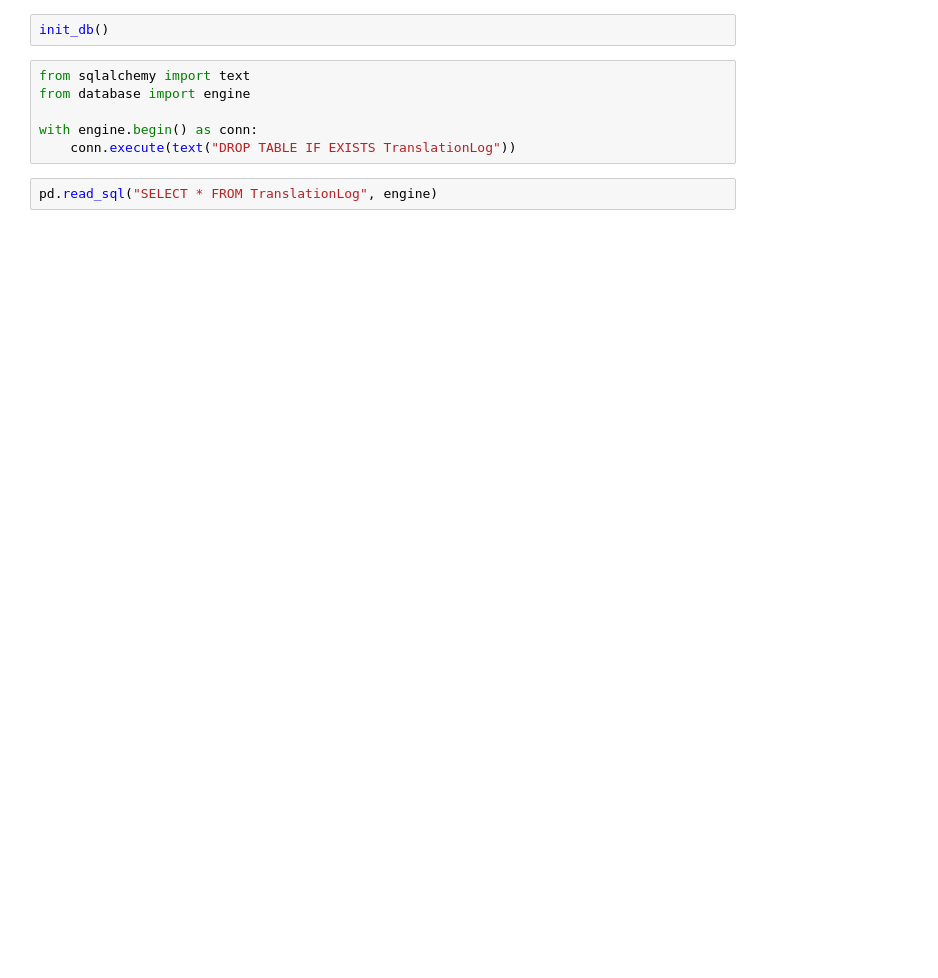
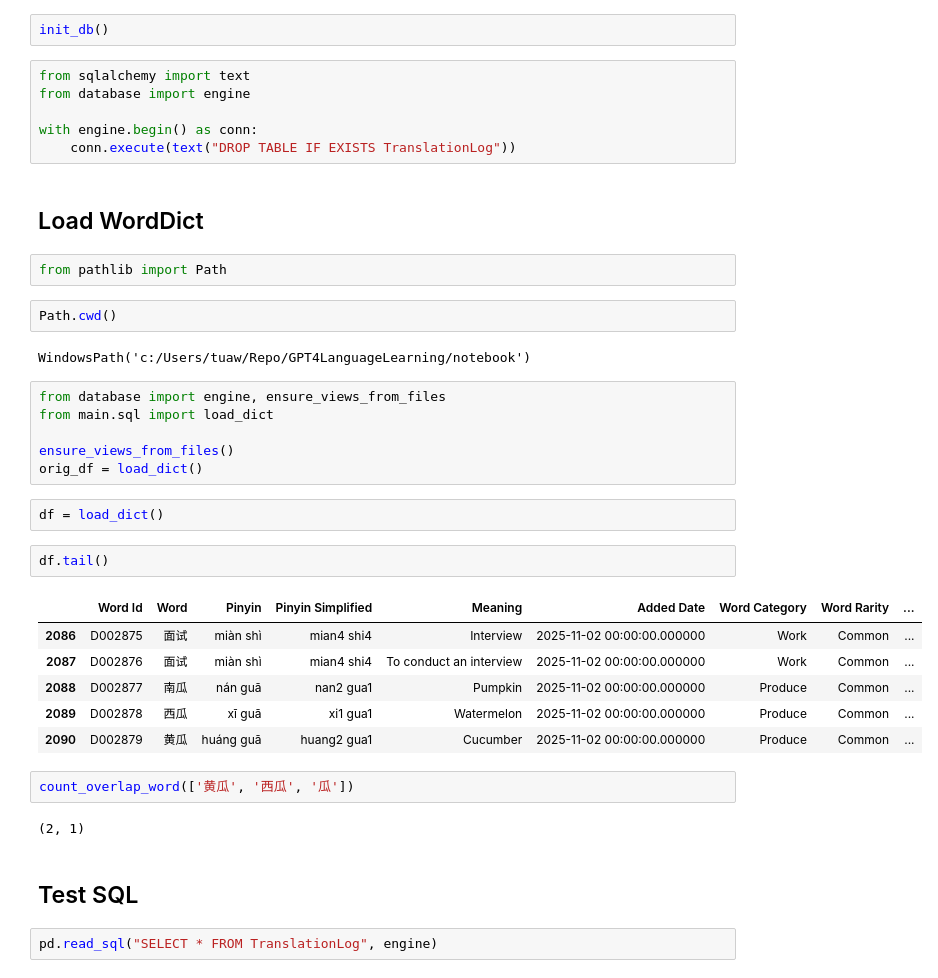
Before and after one commit to tuawong/GPT4LanguageLearning, a Jupyter notebook: notebook/SQLTest.ipynb, the cells around one changed output. Cells and saved outputs as stored; diff of their text form; blank space fills up the shorter version.

```diff
--- a/notebook/SQLTest.ipynb
+++ b/notebook/SQLTest.ipynb
@@ -22,6 +23,37 @@ from database import engine
 
 with engine.begin() as conn:
     conn.execute(text("DROP TABLE IF EXISTS TranslationLog"))
+# %% [markdown]
+## Load WordDict
+# %%
+from pathlib import Path
+# %%
+Path.cwd()
+# %% [output]
+WindowsPath('c:/Users/tuaw/Repo/GPT4LanguageLearning/notebook')
+# %%
+from database import engine, ensure_views_from_files
+from main.sql import load_dict
+
+ensure_views_from_files()
+orig_df = load_dict()
+# %%
+df = load_dict()
+# %%
+df.tail()
+# %% [output]
+|  | Word Id | Word | Pinyin | Pinyin Simplified | Meaning | Added Date | Word Category | Word Rarity | ... |
+| 2086 | D002875 | 面试 | miàn shì | mian4 shi4 | Interview | 2025-11-02 00:00:00.000000 | Work | Common | ... |
+| 2087 | D002876 | 面试 | miàn shì | mian4 shi4 | To conduct an interview | 2025-11-02 00:00:00.000000 | Work | Common | ... |
+| 2088 | D002877 | 南瓜 | nán guā | nan2 gua1 | Pumpkin | 2025-11-02 00:00:00.000000 | Produce | Common | ... |
+| 2089 | D002878 | 西瓜 | xī guā | xi1 gua1 | Watermelon | 2025-11-02 00:00:00.000000 | Produce | Common | ... |
+| 2090 | D002879 | 黄瓜 | huáng guā | huang2 gua1 | Cucumber | 2025-11-02 00:00:00.000000 | Produce | Common | ... |
+# %%
+count_overlap_word(['黄瓜', '西瓜', '瓜'])
+# %% [output]
+(2, 1)
+# %% [markdown]
+## Test SQL
 # %%
 pd.read_sql("SELECT * FROM TranslationLog", engine)
 # %% [output]
```
Also changed, not shown: parts of 1 cell of this notebook, 3 other files.
